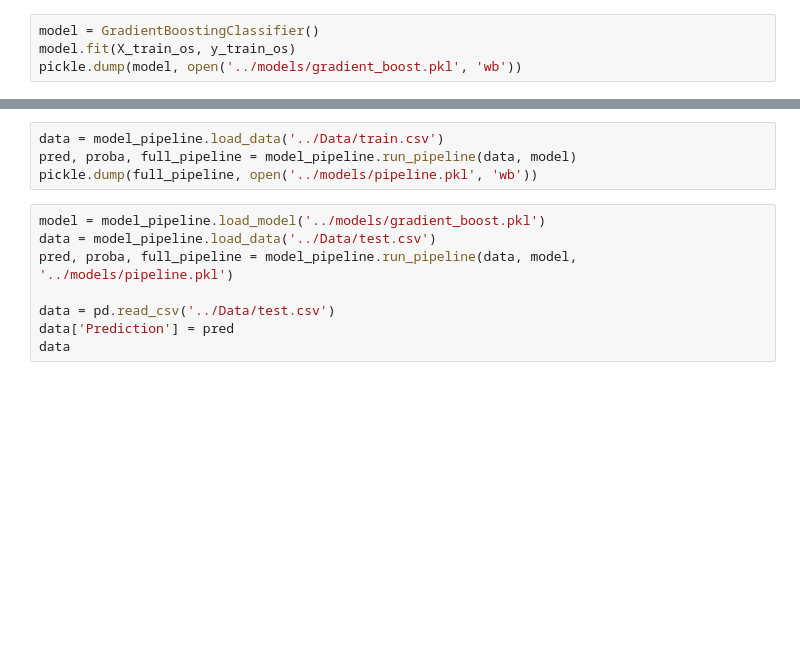
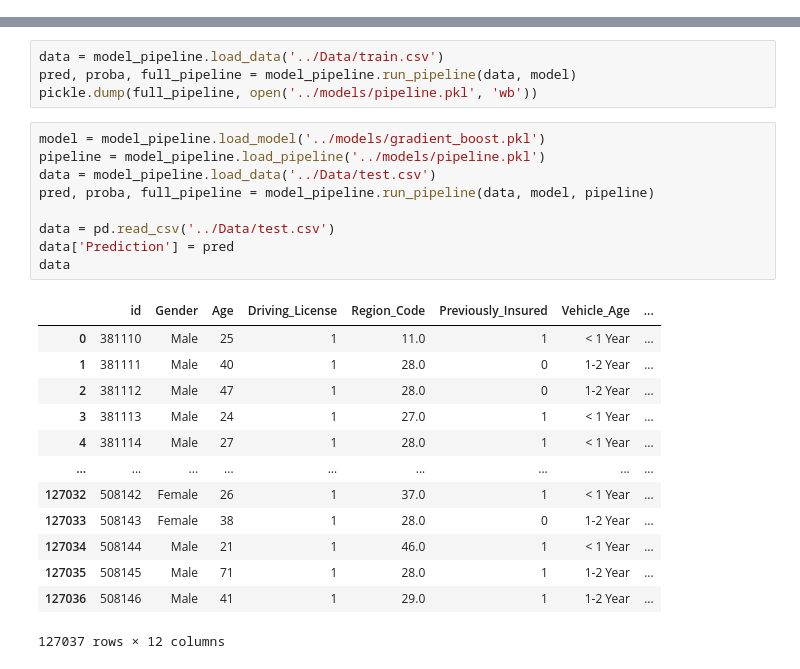
Before and after one commit to samie-hash/insurance-prediction, a Jupyter notebook: FeatureEngineeringAndDataModeling/training_model.ipynb, the cells around one changed output, grey strips where cells are left out. Saved outputs shown, nothing was run; the diff lists cells and outputs as text; blank space fills up the shorter version.

```diff
--- a/FeatureEngineeringAndDataModeling/training_model.ipynb
+++ b/FeatureEngineeringAndDataModeling/training_model.ipynb
@@ -255,7 +276,3 @@ rs.best_estimator_
-# %%
-model = GradientBoostingClassifier()
-model.fit(X_train_os, y_train_os)
-pickle.dump(model, open('../models/gradient_boost.pkl', 'wb'))
 # %%
 pickle.dump(rs.best_estimator_, open('../models/gradient_boost.pkl', 'wb'))
 # %%
@@ -352,9 +412,24 @@ pred, proba, full_pipeline = model_pipeline.run_pipeline(data, model)
 pickle.dump(full_pipeline, open('../models/pipeline.pkl', 'wb'))
 # %%
 model = model_pipeline.load_model('../models/gradient_boost.pkl')
+pipeline = model_pipeline.load_pipeline('../models/pipeline.pkl')
 data = model_pipeline.load_data('../Data/test.csv')
-pred, proba, full_pipeline = model_pipeline.run_pipeline(data, model, '../models/pipeline.pkl')
+pred, proba, full_pipeline = model_pipeline.run_pipeline(data, model, pipeline)
 
 data = pd.read_csv('../Data/test.csv')
 data['Prediction'] = pred
 data
+# %% [output]
+|  | id | Gender | Age | Driving_License | Region_Code | Previously_Insured | Vehicle_Age | ... |
+| 0 | 381110 | Male | 25 | 1 | 11.0 | 1 | < 1 Year | ... |
+| 1 | 381111 | Male | 40 | 1 | 28.0 | 0 | 1-2 Year | ... |
+| 2 | 381112 | Male | 47 | 1 | 28.0 | 0 | 1-2 Year | ... |
+| 3 | 381113 | Male | 24 | 1 | 27.0 | 1 | < 1 Year | ... |
+| 4 | 381114 | Male | 27 | 1 | 28.0 | 1 | < 1 Year | ... |
+| ... | ... | ... | ... | ... | ... | ... | ... | ... |
+| 127032 | 508142 | Female | 26 | 1 | 37.0 | 1 | < 1 Year | ... |
+| 127033 | 508143 | Female | 38 | 1 | 28.0 | 0 | 1-2 Year | ... |
+| 127034 | 508144 | Male | 21 | 1 | 46.0 | 1 | < 1 Year | ... |
+| 127035 | 508145 | Male | 71 | 1 | 28.0 | 1 | 1-2 Year | ... |
+| 127036 | 508146 | Male | 41 | 1 | 29.0 | 1 | 1-2 Year | ... |
+127037 rows × 12 columns
```
Also changed, not shown: parts of 21 cells of this notebook, 17 other files.
